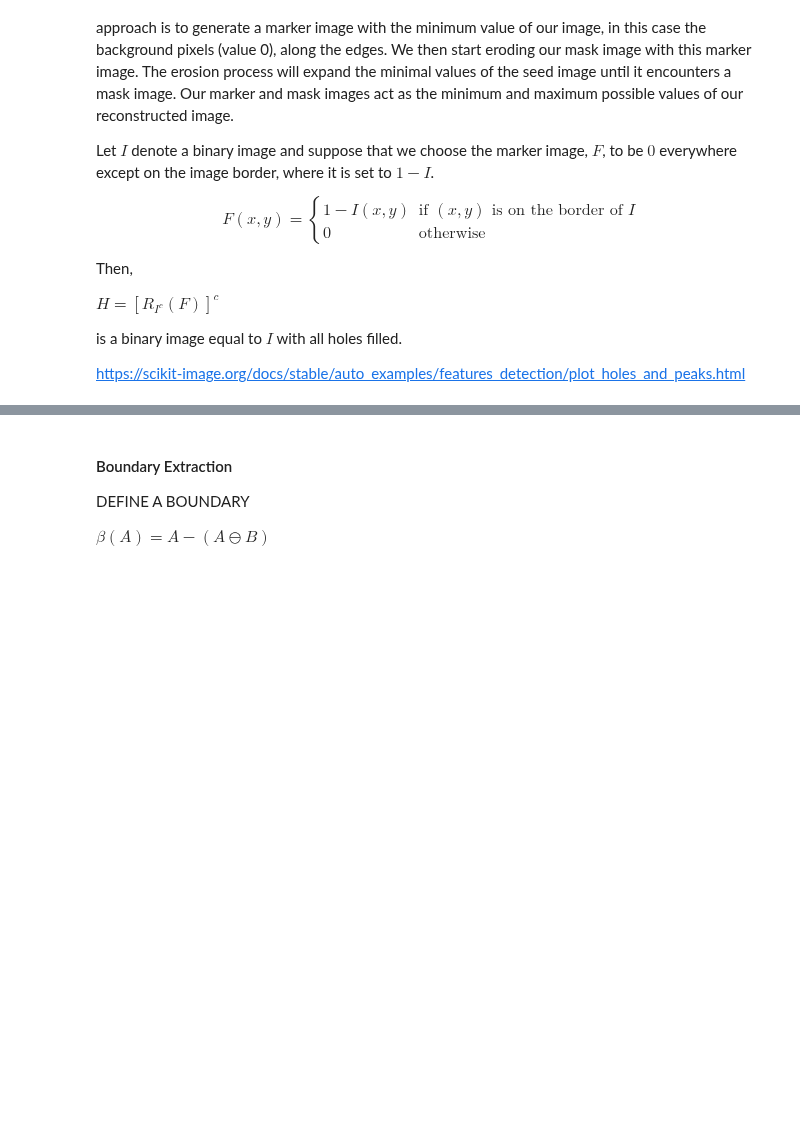
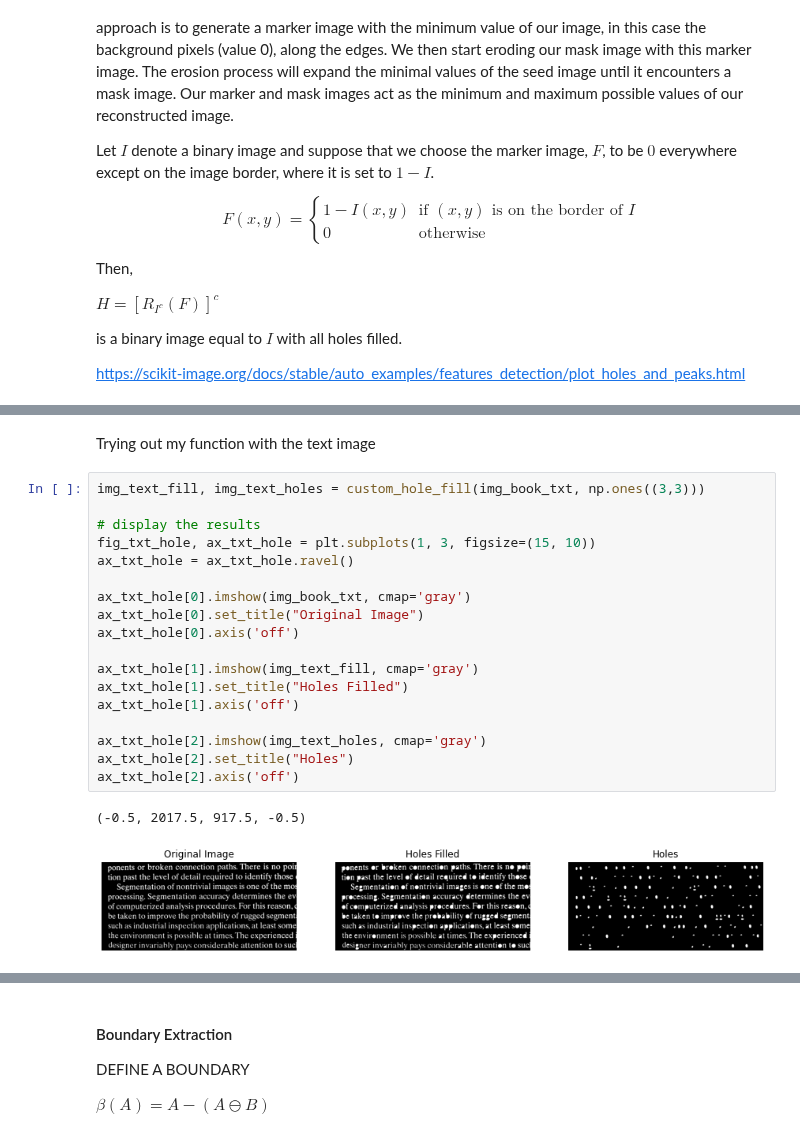
Before and after one commit to ecolon08/Digital-Image-Processing, a Jupyter notebook: Morphological Image Processing/ec_dip_morphological_01.ipynb, the cells around one changed output, grey strips where cells are left out. Cells and saved outputs as stored; diff of their text form; blank space fills up the shorter version.

```diff
--- a/Morphological Image Processing/ec_dip_morphological_01.ipynb
+++ b/Morphological Image Processing/ec_dip_morphological_01.ipynb
@@ -411,0 +556,23 @@ https://scikit-image.org/docs/stable/auto_examples/features_detection/plot_holes
+# %% [markdown]
+Trying out my function with the text image
+# %%
+img_text_fill, img_text_holes = custom_hole_fill(img_book_txt, np.ones((3,3)))
+
+# display the results
+fig_txt_hole, ax_txt_hole = plt.subplots(1, 3, figsize=(15, 10))
+ax_txt_hole = ax_txt_hole.ravel()
+
+ax_txt_hole[0].imshow(img_book_txt, cmap='gray')
+ax_txt_hole[0].set_title("Original Image")
+ax_txt_hole[0].axis('off')
+
+ax_txt_hole[1].imshow(img_text_fill, cmap='gray')
+ax_txt_hole[1].set_title("Holes Filled")
+ax_txt_hole[1].axis('off')
+
+ax_txt_hole[2].imshow(img_text_holes, cmap='gray')
+ax_txt_hole[2].set_title("Holes")
+ax_txt_hole[2].axis('off')
+# %% [output]
+(-0.5, 2017.5, 917.5, -0.5)
+[figure, added]
```
Also changed, not shown: parts of 23 cells of this notebook.
